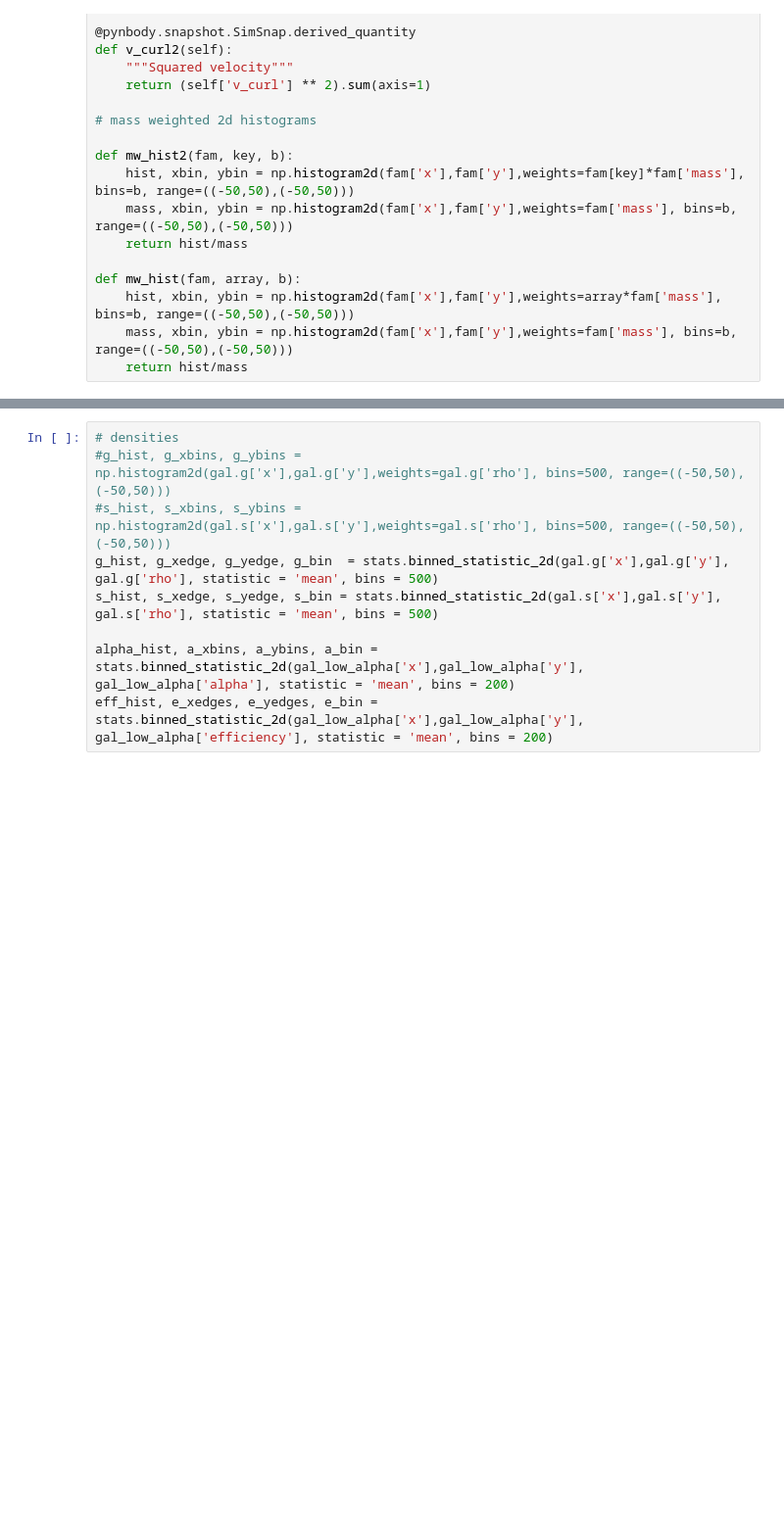
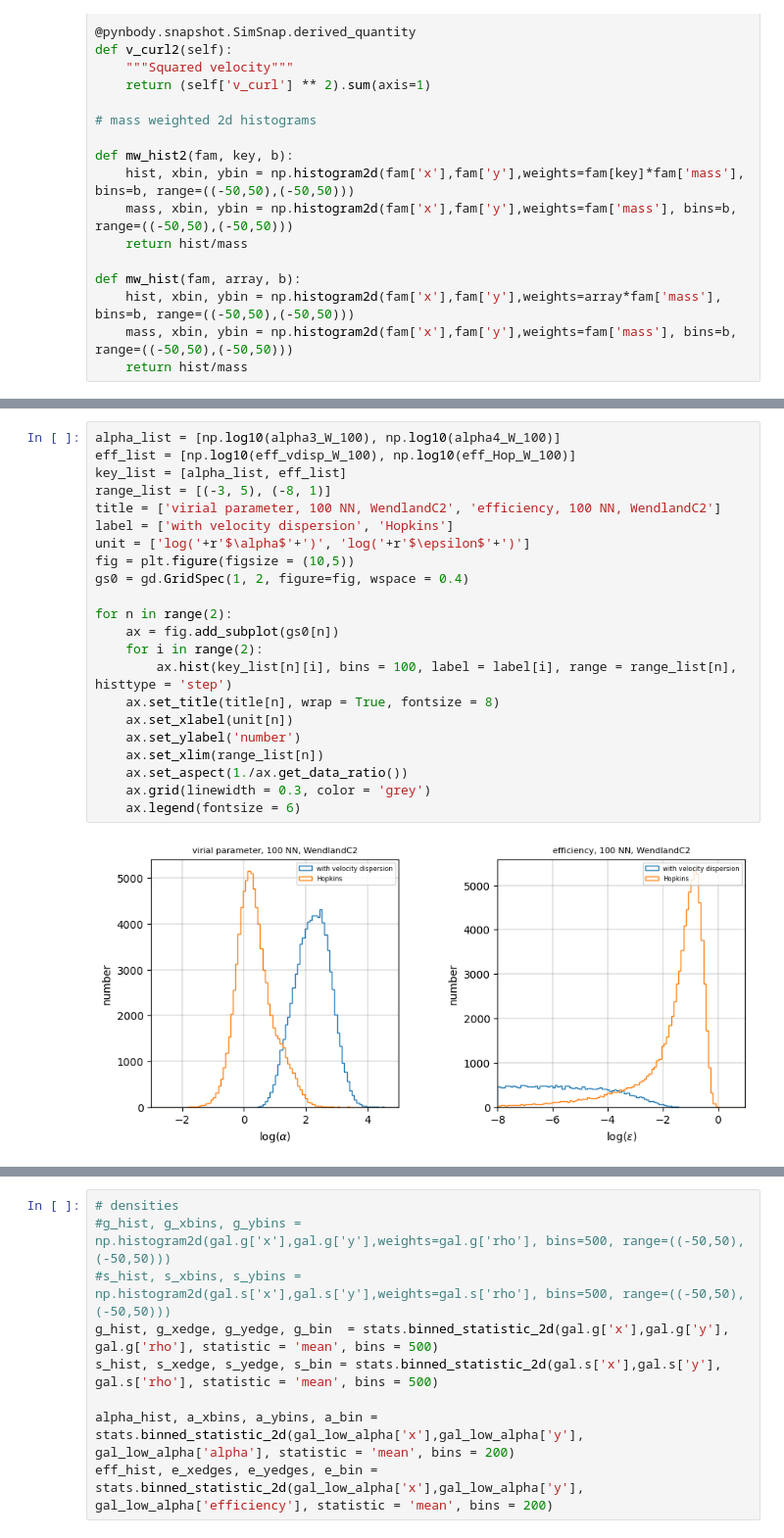
Before and after one commit to Evafranck/star_formation, a Jupyter notebook: star_formation_neu.ipynb, the cells around one changed output, grey strips where cells are left out. Shown at 98% size. Drawn from its saved outputs; the diff is of its cells as text; blank space fills up the shorter version.

```diff
--- a/star_formation_neu.ipynb
+++ b/star_formation_neu.ipynb
@@ -660,0 +345,24 @@ plt.show()
+# %%
+alpha_list = [np.log10(alpha3_W_100), np.log10(alpha4_W_100)]
+eff_list = [np.log10(eff_vdisp_W_100), np.log10(eff_Hop_W_100)]
+key_list = [alpha_list, eff_list]
+range_list = [(-3, 5), (-8, 1)]
+title = ['virial parameter, 100 NN, WendlandC2', 'efficiency, 100 NN, WendlandC2']
+label = ['with velocity dispersion', 'Hopkins']
+unit = ['log('+r'$\alpha$'+')', 'log('+r'$\epsilon$'+')']
+fig = plt.figure(figsize = (10,5))
+gs0 = gd.GridSpec(1, 2, figure=fig, wspace = 0.4)
+
+for n in range(2):
+    ax = fig.add_subplot(gs0[n])
+    for i in range(2):
+        ax.hist(key_list[n][i], bins = 100, label = label[i], range = range_list[n], histtype = 'step')
+    ax.set_title(title[n], wrap = True, fontsize = 8)
+    ax.set_xlabel(unit[n])
+    ax.set_ylabel('number')
+    ax.set_xlim(range_list[n])
+    ax.set_aspect(1./ax.get_data_ratio())
+    ax.grid(linewidth = 0.3, color = 'grey')
+    ax.legend(fontsize = 6)
+# %% [output]
+[figure, added]
```
Also changed, not shown: parts of 45 cells of this notebook, 6 other files.
